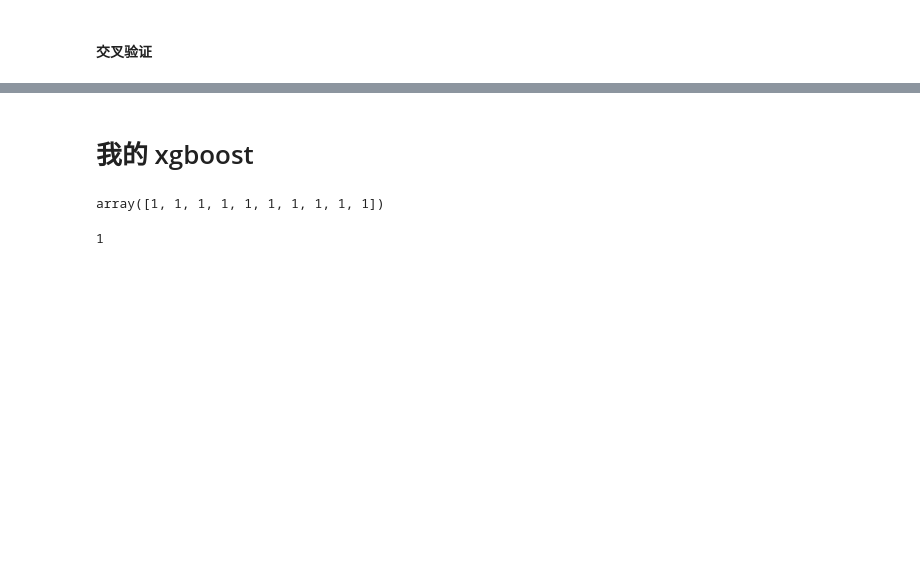
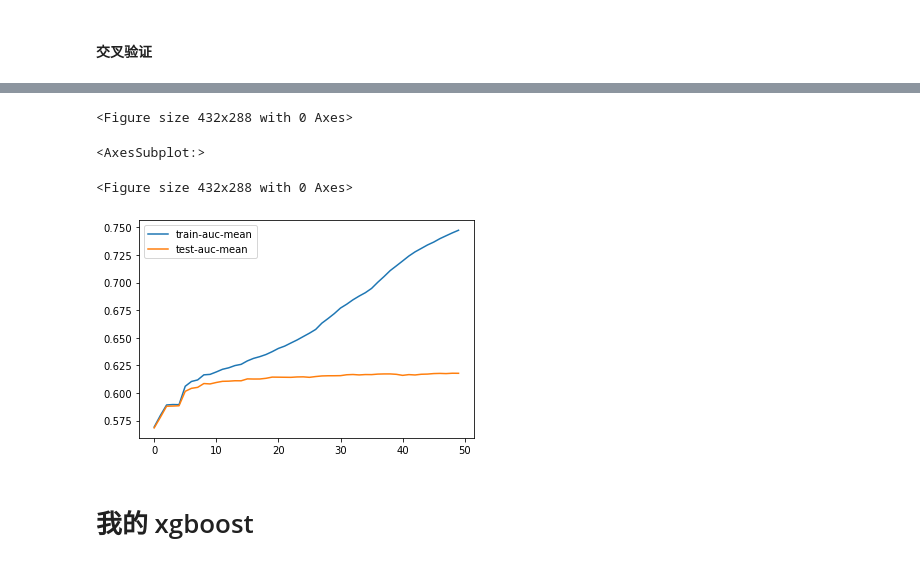
Before and after one commit to Xinrihui/Statistical-Learning-Method, a Jupyter notebook: XGBoost/XGBoost_xrh.ipynb, the cells around one changed output, grey strips where cells are left out. Saved outputs shown, nothing was run; the diff lists cells and outputs as text; code cells hidden in the pictures; blank space fills up the shorter version.

```diff
--- a/XGBoost/XGBoost_xrh.ipynb
+++ b/XGBoost/XGBoost_xrh.ipynb
@@ -905,0 +893,12 @@ cvresult1
+# %%
+param1 = { 'objective':'binary:logistic',"eta":0.1,"max_depth":3 , "nthread":16}
+
+watchlist = [(dtrain,'train'),(dval,'val')]
+
+# watchlist = [(dtrain,'train')]
+
+param1['eval_metric'] = 'auc'
+
+num_round = 120
+
+bst = xgb.train( param1 ,dtrain  ,num_round, evals =watchlist )
@@ -905,0 +1370,12 @@ cvresult1
+# %%
+from sklearn.model_selection import KFold, cross_val_score , train_test_split
+
+X  = dataArr[:,0:33]
+
+y_value  = dataArr[:,33]
+
+y_label = np.zeros(len(y_value),dtype=int)
+y_label[ y_value >0  ] = 1
+
+
+X_train, X_test, y_train, y_test  = train_test_split(X, y_label, test_size=0.2, random_state=1)
@@ -905,0 +1546,16 @@ cvresult1
+# %%
+%%time
+
+USE_PRETRAINED=False
+
+if USE_PRETRAINED:
+    with open('pretrained/xgb_bst_cv1.pkl', 'rb') as f:
+        bst_cv1 = pickle.load(f)
+
+else:
+    bst_cv1 = xgb.cv(param, dtrain, num_boost_round=50, nfold=3, seed=0)
+
+bst_cv1
+
+#忽略稀疏值   Wall time: 2min 25s
+# 稀疏感知     Wall time: 2min 43s
@@ -906,13 +1581,12 @@ cvresult1
+# %%
+import matplotlib.pyplot as plt
+
+plt.figure()
+bst_cv1[['train-auc-mean', 'test-auc-mean']].plot()
+# %% [output]
+<Figure size 432x288 with 0 Axes>
+<AxesSubplot:>
+<Figure size 432x288 with 0 Axes>
+[figure, added]
 # %% [markdown]
 # 我的 xgboost
-# %%
-N=10
-np.transpose( [1] * N)
-# %% [output]
-array([1, 1, 1, 1, 1, 1, 1, 1, 1, 1])
-# %%
-a = np.array([ 0.375, 1.1 , 0.175, -0.225, -0.325])
-
-np.sum(a, dtype=np.int32)
-# %% [output]
-1
```
Also changed, not shown: parts of 103 cells of this notebook, 5 other files.
